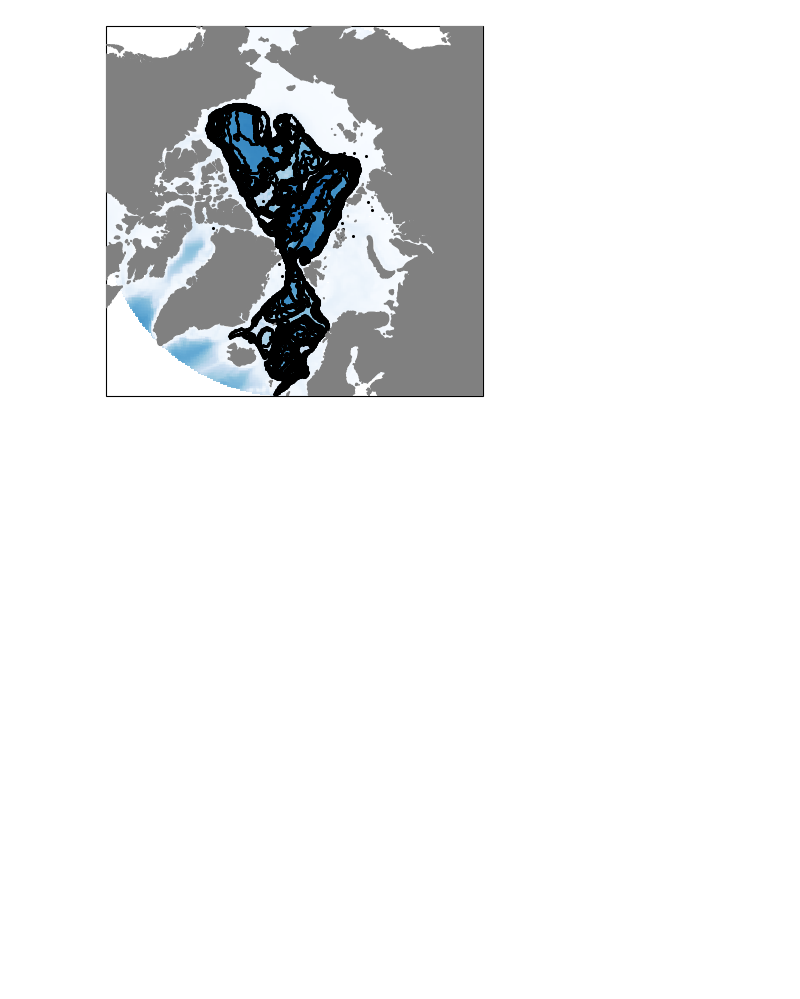
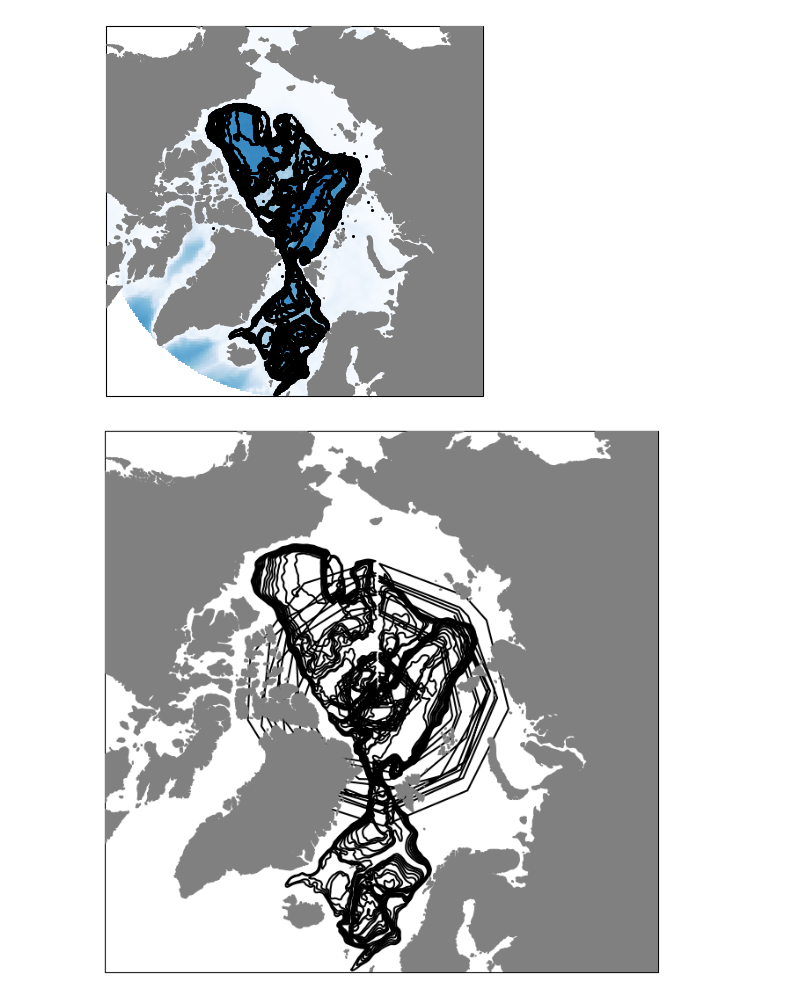
Before and after one commit to janadr/time-mean-arctic-ocean-circulation, a Jupyter notebook: code/plot_geographical_context.ipynb, the cells around one changed output. Saved outputs shown, nothing was run; the diff lists cells and outputs as text; code cells hidden in the pictures; blank space fills up the shorter version.

```diff
--- a/code/plot_geographical_context.ipynb
+++ b/code/plot_geographical_context.ipynb
@@ -221,3 +295,37 @@ for region_name in region_contours:
 fig.savefig(figdir + f"geographical_context.png", dpi=300, bbox_inches="tight")
 # %% [output]
 [figure]
+# %%
+"""
+fig, ax = create_map(get_region_coords("arctic_ocean"),
+                     figsize=set_size(width="AGU")
+                    )
+"""
+fig, ax = plt.subplots(1, 1,
+                           #figsize=set_size(width="AGU"),
+                           figsize=(10, 8),
+                           subplot_kw={"projection" : ccrs.Stereographic(central_latitude=90)}
+                          )
+levels = np.arange(0, 5850, 250)
+cmap = plt.get_cmap("Blues")
+"""
+c = ax.contourf(ds.lon, ds.lat, ds.depth,
+                transform=ccrs.PlateCarree(),
+                levels=levels,
+                #levels=np.linspace(10, 600, 15),
+                cmap=cmap
+               )
+"""
+ax.add_feature(cfeature.LAND, color="grey", zorder=100)
+ax.set_extent([-160, 160, 60, 90], crs=ccrs.PlateCarree())
+for region_name in region_contours:
+    contour_depths = region_contours[region_name]
+    for contour_depth in contour_depths:
+        contour = xr.open_dataset(datadir + region_name + "/contour_eff_" + str(contour_depth) + ".nc")
+        ds_interp = ds.interp(x=contour.x, y=contour.y)
+        ax.plot(ds_interp.lon, ds_interp.lat,
+                   c="black",
+                   transform=ccrs.PlateCarree()
+                  )
+# %% [output]
+[figure, added]
```
Also changed, not shown: parts of 9 cells of this notebook, 12 other files.
